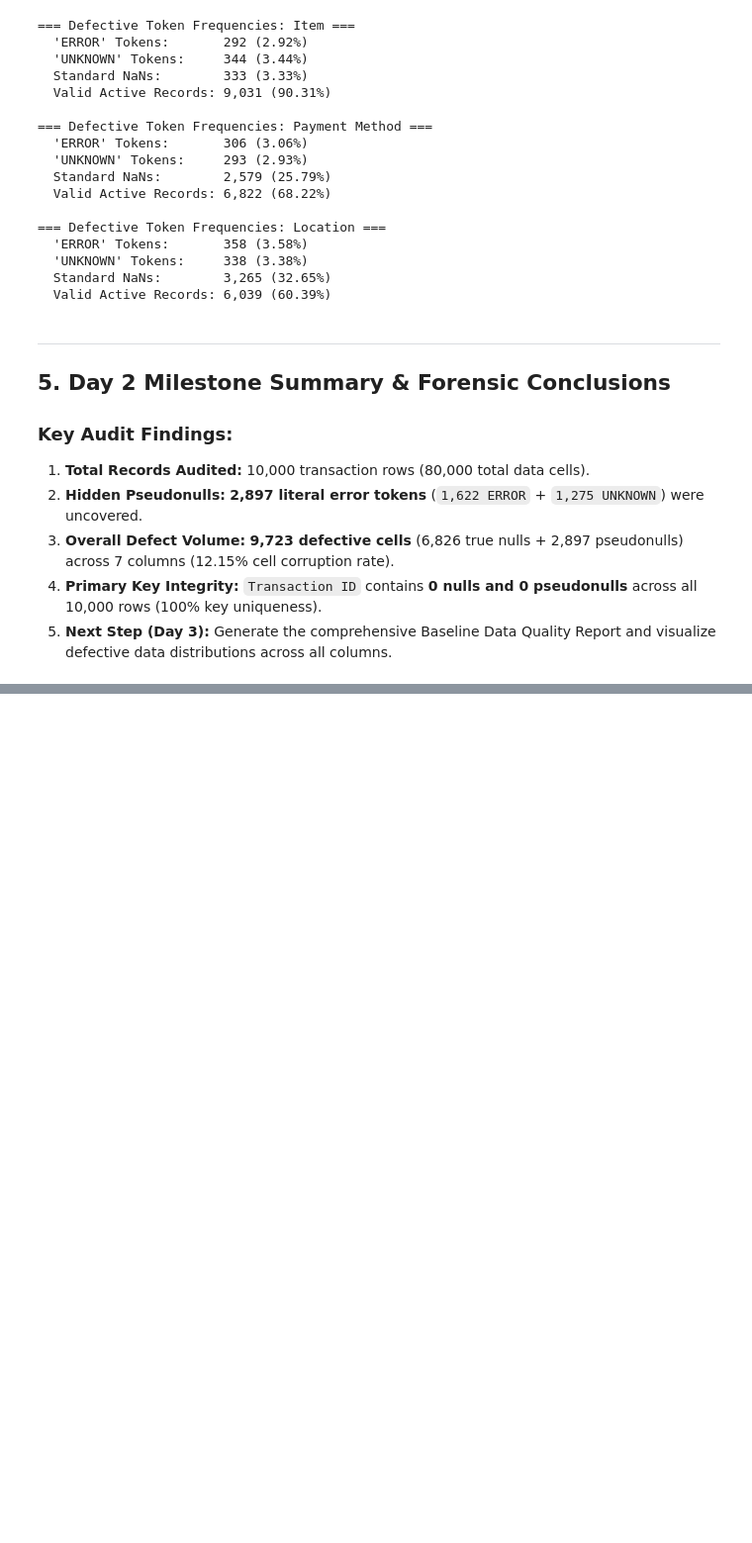
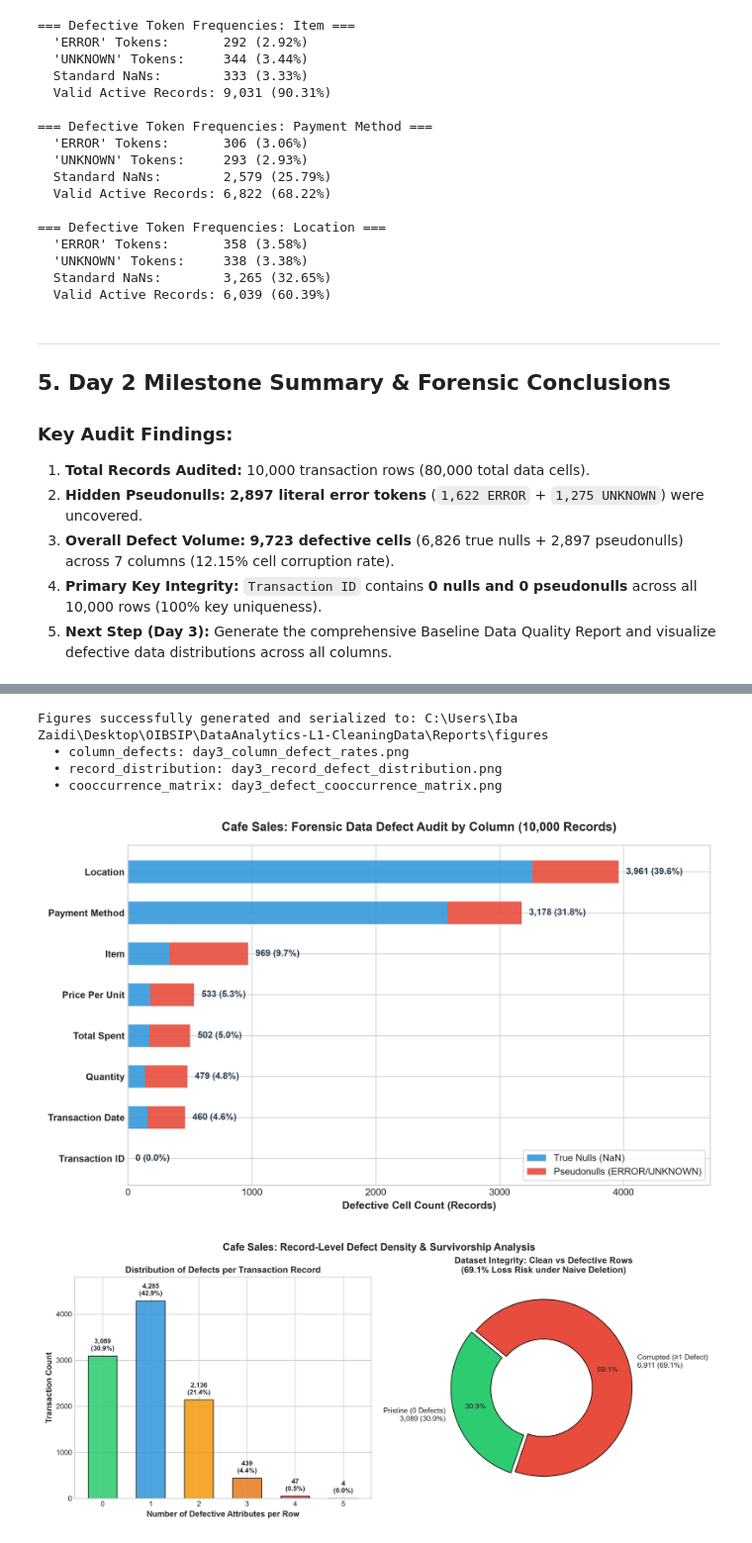
Before and after one commit to addu91577-sketch/OIBSIP, a Jupyter notebook: DataAnalytics-L1-CleaningData/Notebooks/01_cafe_sales_data_cleaning.ipynb, the cells around one changed output, grey strips where cells are left out. Shown at 99% size. Cells and saved outputs as stored; diff of their text form; code cells hidden in the pictures; blank space fills up the shorter version.

Commit message:
feat(report): deliver comprehensive baseline data quality report and defect breakdown

```diff
--- a/DataAnalytics-L1-CleaningData/Notebooks/01_cafe_sales_data_cleaning.ipynb
+++ b/DataAnalytics-L1-CleaningData/Notebooks/01_cafe_sales_data_cleaning.ipynb
@@ -171,0 +303,22 @@ for col in ['Item', 'Payment Method', 'Location']:
+# %%
+from src.utils import plot_defect_distributions
+
+# Generate and save publication-quality diagnostic figures to Reports/figures
+figures_output_dir = os.path.join('..', 'Reports', 'figures')
+saved_figs = plot_defect_distributions(df_raw, output_dir=figures_output_dir)
+
+print(f"Figures successfully generated and serialized to: {os.path.abspath(figures_output_dir)}")
+for fig_name, fig_path in saved_figs.items():
+    print(f"  • {fig_name}: {os.path.basename(fig_path)}")
+
+# Display figures inline
+from IPython.display import Image, display
+for fig_path in saved_figs.values():
+    display(Image(filename=fig_path))
+# %% [output]
+Figures successfully generated and serialized to: C:\Users\Iba Zaidi\Desktop\OIBSIP\DataAnalytics-L1-CleaningData\Reports\figures
+  • column_defects: day3_column_defect_rates.png
+  • record_distribution: day3_record_defect_distribution.png
+  • cooccurrence_matrix: day3_defect_cooccurrence_matrix.png
+[figure, added]
+[figure, added]
```
Also changed, not shown: parts of 12 cells of this notebook, 7 other files.
